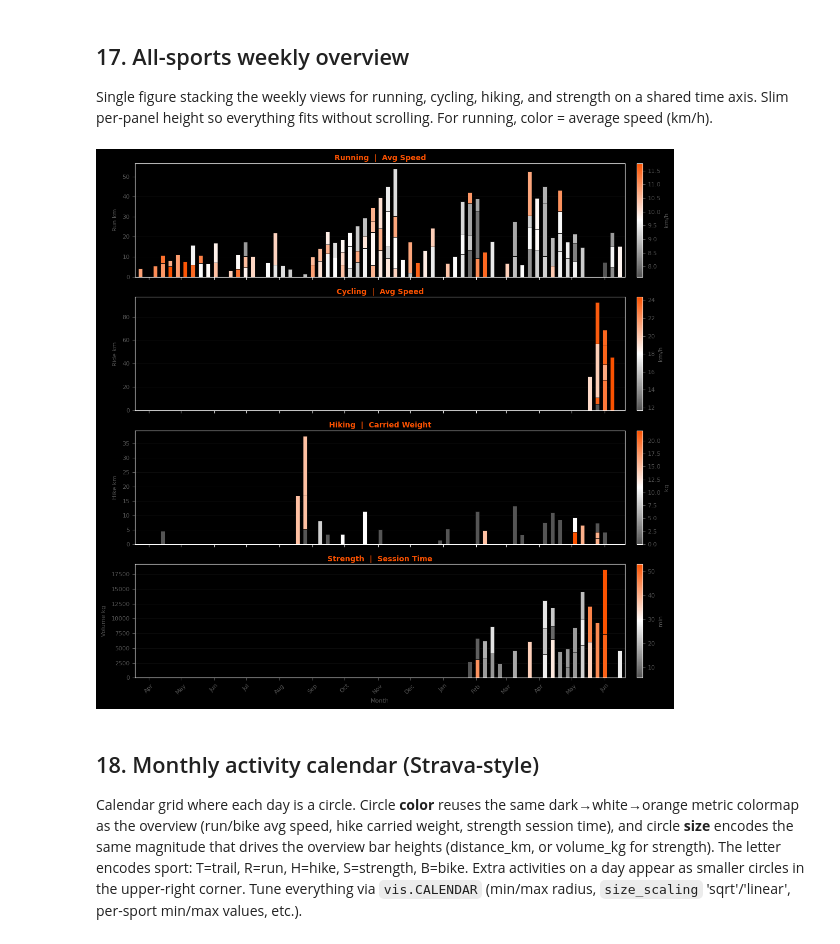
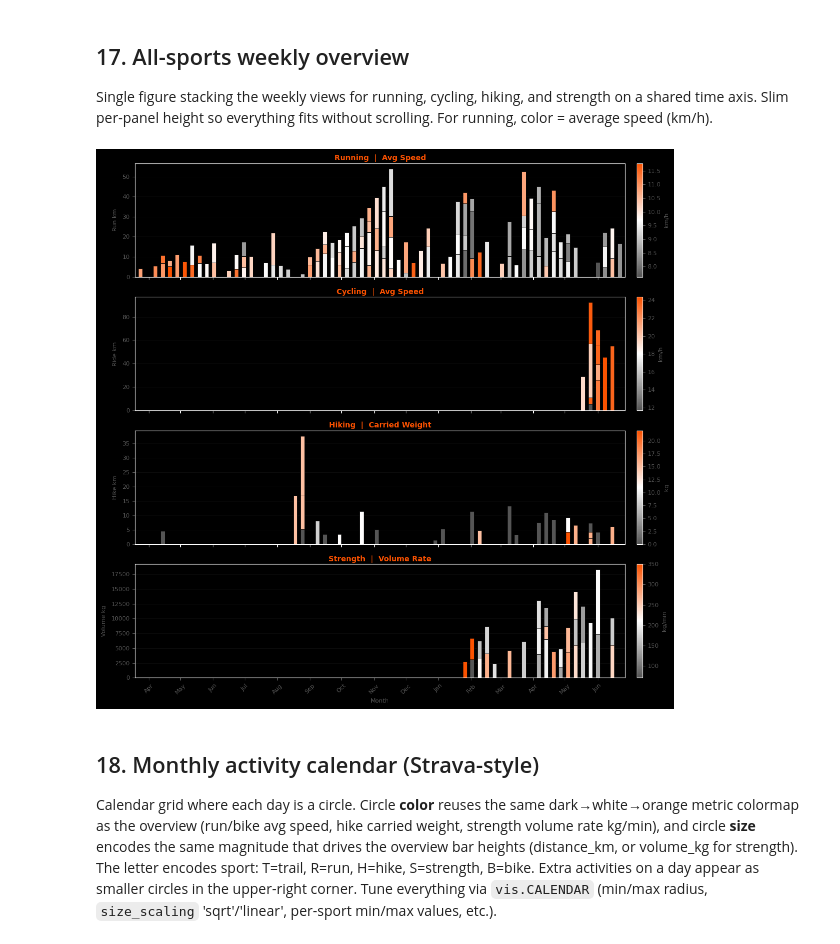
Before and after one commit to JoeySpronck/strava_data, a Jupyter notebook: playground.ipynb, the cells around one changed output. Cells and saved outputs as stored; diff of their text form; code cells hidden in the pictures.

```diff
--- a/playground.ipynb
+++ b/playground.ipynb
@@ -349,7 +349,14 @@ df_strength['volume_kg'] = df_strength.apply(
 # Drop early sessions where volume wasn't logged
 df_strength = df_strength[df_strength['volume_kg'].notna()].copy()
 df_strength['volume_kg'] = df_strength['volume_kg'].astype(int)
+# Volume rate (kg lifted per minute) is the strength analogue of run/cycle avg speed:
+# an effort-density metric, so colouring stays consistent with the other sports.
+df_strength['volume_per_min'] = df_strength['volume_kg'] / df_strength['time_min']
+
+# Cap the volume-rate colour scale (kg/min) so a couple of very dense sessions don't push
+# every other bar/circle to one end of the colormap. Sessions above this clamp to max colour.
+STRENGTH_COLOR_MAX = 350
 
 print(f'{len(df_strength)} strength sessions with logged volume')
-df_strength[['start_date', 'name', 'volume_kg', 'time_min']].head()
+df_strength[['start_date', 'name', 'volume_kg', 'time_min', 'volume_per_min']].head()
 # %% [output]
@@ -424,40 +432,41 @@ df_runs_overview['avg_speed_kmh'] = df_runs_overview['average_speed'] * 3.6
 panels = [
     dict(
         df=df_runs_overview,
         stack_col='distance_km', color_col='avg_speed_kmh',
         stack_label='Run km', color_label='km/h',
         title='Running  |  Avg Speed',
     ),
     dict(
         df=df_rides,
         stack_col='distance_km', color_col='avg_speed_kmh',
         stack_label='Ride km', color_label='km/h',
         title='Cycling  |  Avg Speed',
     ),
     dict(
         df=df_hikes,
         stack_col='distance_km', color_col='weight_kg',
         stack_label='Hike km', color_label='kg',
         title='Hiking  |  Carried Weight',
     ),
     dict(
         df=df_strength,
-        stack_col='volume_kg', color_col='time_min',
-        stack_label='Volume kg', color_label='min',
-        title='Strength  |  Session Time',
+        stack_col='volume_kg', color_col='volume_per_min',
+        stack_label='Volume kg', color_label='kg/min',
+        title='Strength  |  Volume Rate',
+        color_vmax=STRENGTH_COLOR_MAX,
     ),
 ]
 
 vis.plot_weekly_stacked_multi(
     panels,
     panel_height=2.5,
     save_name='weekly_overview_all_sports.png',
 )
 # %% [output]
-[figure, old version]
+[figure, new version]
 # %% [markdown]
 ## 18. Monthly activity calendar (Strava-style)
-Calendar grid where each day is a circle. Circle **color** reuses the same dark→white→orange metric colormap as the overview (run/bike avg speed, hike carried weight, strength session time), and circle **size** encodes the same magnitude that drives the overview bar heights (distance_km, or volume_kg for strength). The letter encodes sport: T=trail, R=run, H=hike, S=strength, B=bike. Extra activities on a day appear as smaller circles in the upper-right corner. Tune everything via `vis.CALENDAR` (min/max radius, `size_scaling` 'sqrt'/'linear', per-sport min/max values, etc.).
+Calendar grid where each day is a circle. Circle **color** reuses the same dark→white→orange metric colormap as the overview (run/bike avg speed, hike carried weight, strength volume rate kg/min), and circle **size** encodes the same magnitude that drives the overview bar heights (distance_km, or volume_kg for strength). The letter encodes sport: T=trail, R=run, H=hike, S=strength, B=bike. Extra activities on a day appear as smaller circles in the upper-right corner. Tune everything via `vis.CALENDAR` (min/max radius, `size_scaling` 'sqrt'/'linear', per-sport min/max values, etc.).
 # %%
 import os
 import matplotlib.colors as mcolors
```
Also changed, not shown: parts of 18 cells of this notebook, 35 other files.
